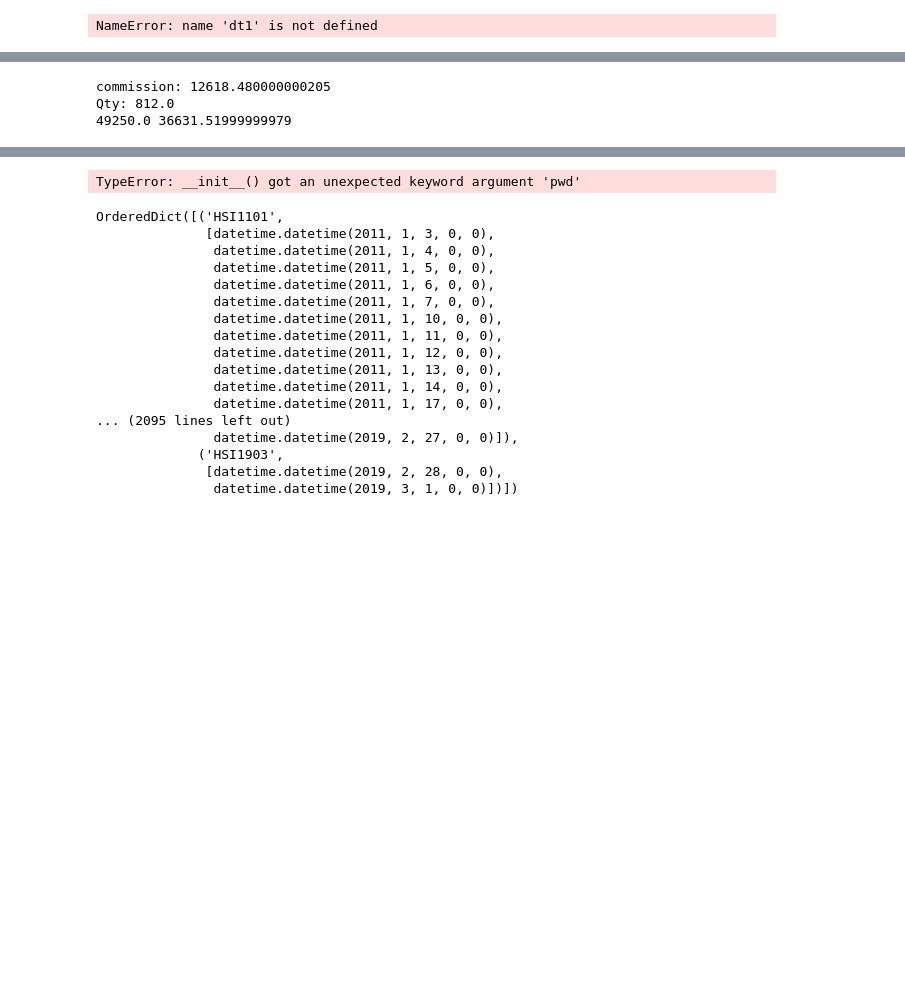
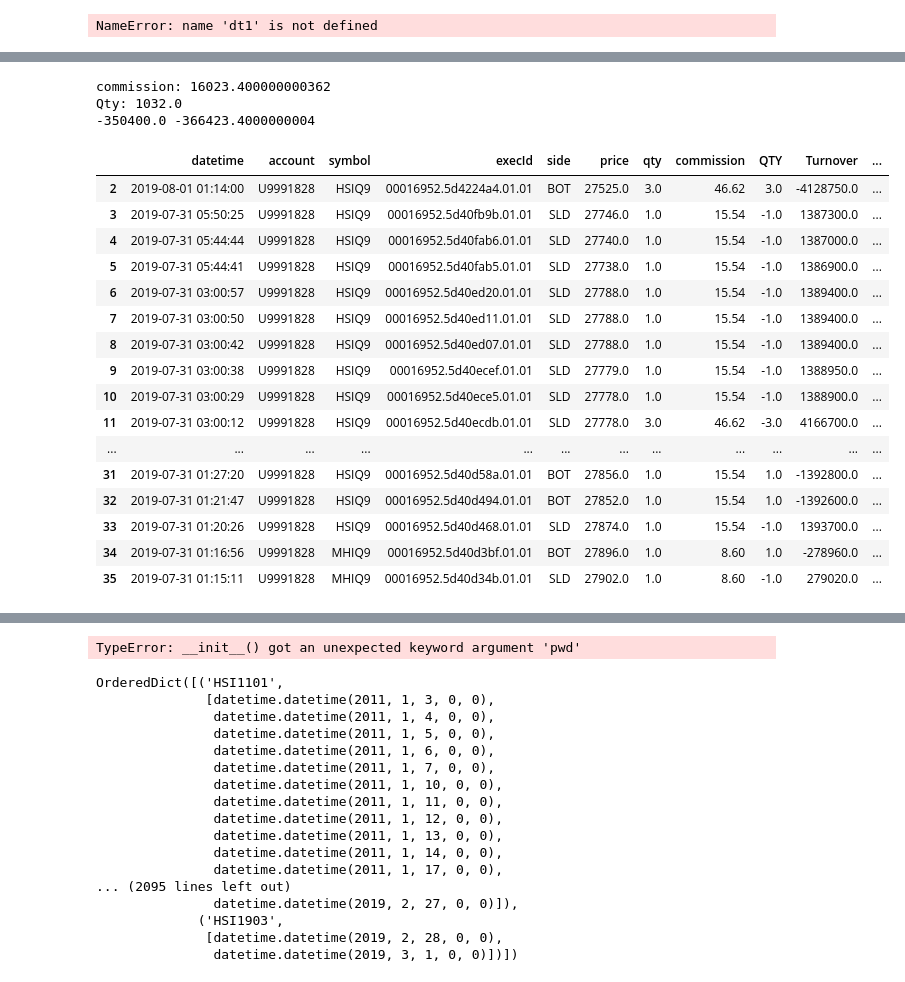
Before and after one commit to che7611/test2, a Jupyter notebook: IB.ipynb, the cells around one changed output, grey strips where cells are left out. Cells and saved outputs as stored; diff of their text form; code cells hidden in the pictures; blank space fills up the shorter version.

```diff
--- a/IB.ipynb
+++ b/IB.ipynb
@@ -94,7 +94,7 @@ dt1=ib.get_trade_records(start='2019-07-1')
 dt1=dt1[dt1.account=='U9991828']
 # dt1=dt1[dt1.symbol=='HSIM9']
 dt1['QTY']=dt1.apply(lambda x:x.qty if x.side=='BOT'else -x.qty,axis=1)
-dt1['Turnover']=-dt1.QTY*dt1.price*50
+dt1['Turnover']=-dt1.apply(lambda x:x.QTY*x.price*50 if x.symbol[:3] in ['HSI',"HHI"] else x.QTY*x.price*10,axis=1)
 dt1['Profit']=dt1.Turnover-dt1.commission
 qty=sum(dt1.QTY)
 Allqty=sum(dt1.qty)
@@ -107,9 +107,29 @@ if qty:
 else:
     print(-vv*50,-vv*50-comm)
 # %% [output]
-commission: 12618.480000000205
-Qty: 812.0
-49250.0 36631.51999999979
+commission: 16023.400000000362
+Qty: 1032.0
+-350400.0 -366423.4000000004
+# %%
+dt1[dt1.datetime>'2019-7-31']
+# %% [output]
+|  | datetime | account | symbol | execId | side | price | qty | commission | QTY | Turnover | ... |
+| 2 | 2019-08-01 01:14:00 | U9991828 | HSIQ9 | 00016952.5d4224a4.01.01 | BOT | 27525.0 | 3.0 | 46.62 | 3.0 | -4128750.0 | ... |
+| 3 | 2019-07-31 05:50:25 | U9991828 | HSIQ9 | 00016952.5d40fb9b.01.01 | SLD | 27746.0 | 1.0 | 15.54 | -1.0 | 1387300.0 | ... |
+| 4 | 2019-07-31 05:44:44 | U9991828 | HSIQ9 | 00016952.5d40fab6.01.01 | SLD | 27740.0 | 1.0 | 15.54 | -1.0 | 1387000.0 | ... |
+| 5 | 2019-07-31 05:44:41 | U9991828 | HSIQ9 | 00016952.5d40fab5.01.01 | SLD | 27738.0 | 1.0 | 15.54 | -1.0 | 1386900.0 | ... |
+| 6 | 2019-07-31 03:00:57 | U9991828 | HSIQ9 | 00016952.5d40ed20.01.01 | SLD | 27788.0 | 1.0 | 15.54 | -1.0 | 1389400.0 | ... |
+| 7 | 2019-07-31 03:00:50 | U9991828 | HSIQ9 | 00016952.5d40ed11.01.01 | SLD | 27788.0 | 1.0 | 15.54 | -1.0 | 1389400.0 | ... |
+| 8 | 2019-07-31 03:00:42 | U9991828 | HSIQ9 | 00016952.5d40ed07.01.01 | SLD | 27788.0 | 1.0 | 15.54 | -1.0 | 1389400.0 | ... |
+| 9 | 2019-07-31 03:00:38 | U9991828 | HSIQ9 | 00016952.5d40ecef.01.01 | SLD | 27779.0 | 1.0 | 15.54 | -1.0 | 1388950.0 | ... |
+| 10 | 2019-07-31 03:00:29 | U9991828 | HSIQ9 | 00016952.5d40ece5.01.01 | SLD | 27778.0 | 1.0 | 15.54 | -1.0 | 1388900.0 | ... |
+| 11 | 2019-07-31 03:00:12 | U9991828 | HSIQ9 | 00016952.5d40ecdb.01.01 | SLD | 27778.0 | 3.0 | 46.62 | -3.0 | 4166700.0 | ... |
+| ... | ... | ... | ... | ... | ... | ... | ... | ... | ... | ... | ... |
+| 31 | 2019-07-31 01:27:20 | U9991828 | HSIQ9 | 00016952.5d40d58a.01.01 | BOT | 27856.0 | 1.0 | 15.54 | 1.0 | -1392800.0 | ... |
+| 32 | 2019-07-31 01:21:47 | U9991828 | HSIQ9 | 00016952.5d40d494.01.01 | BOT | 27852.0 | 1.0 | 15.54 | 1.0 | -1392600.0 | ... |
+| 33 | 2019-07-31 01:20:26 | U9991828 | HSIQ9 | 00016952.5d40d468.01.01 | SLD | 27874.0 | 1.0 | 15.54 | -1.0 | 1393700.0 | ... |
+| 34 | 2019-07-31 01:16:56 | U9991828 | MHIQ9 | 00016952.5d40d3bf.01.01 | BOT | 27896.0 | 1.0 | 8.60 | 1.0 | -278960.0 | ... |
+| 35 | 2019-07-31 01:15:11 | U9991828 | MHIQ9 | 00016952.5d40d34b.01.01 | SLD | 27902.0 | 1.0 | 8.60 | -1.0 | 279020.0 | ... |
 # %%
 calc={
 'QTY':sum,
```
Also changed, not shown: parts of 8 cells of this notebook.
